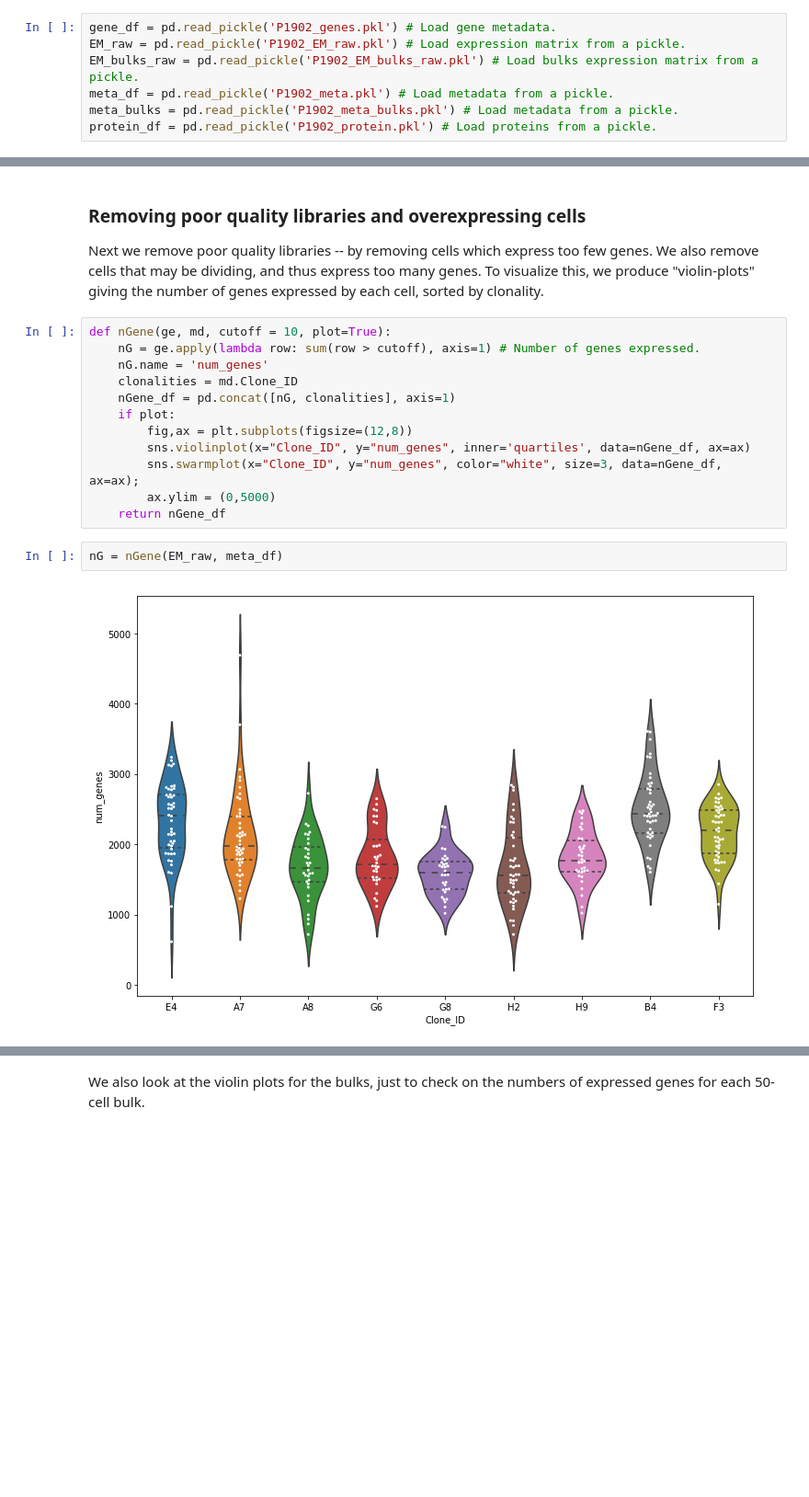
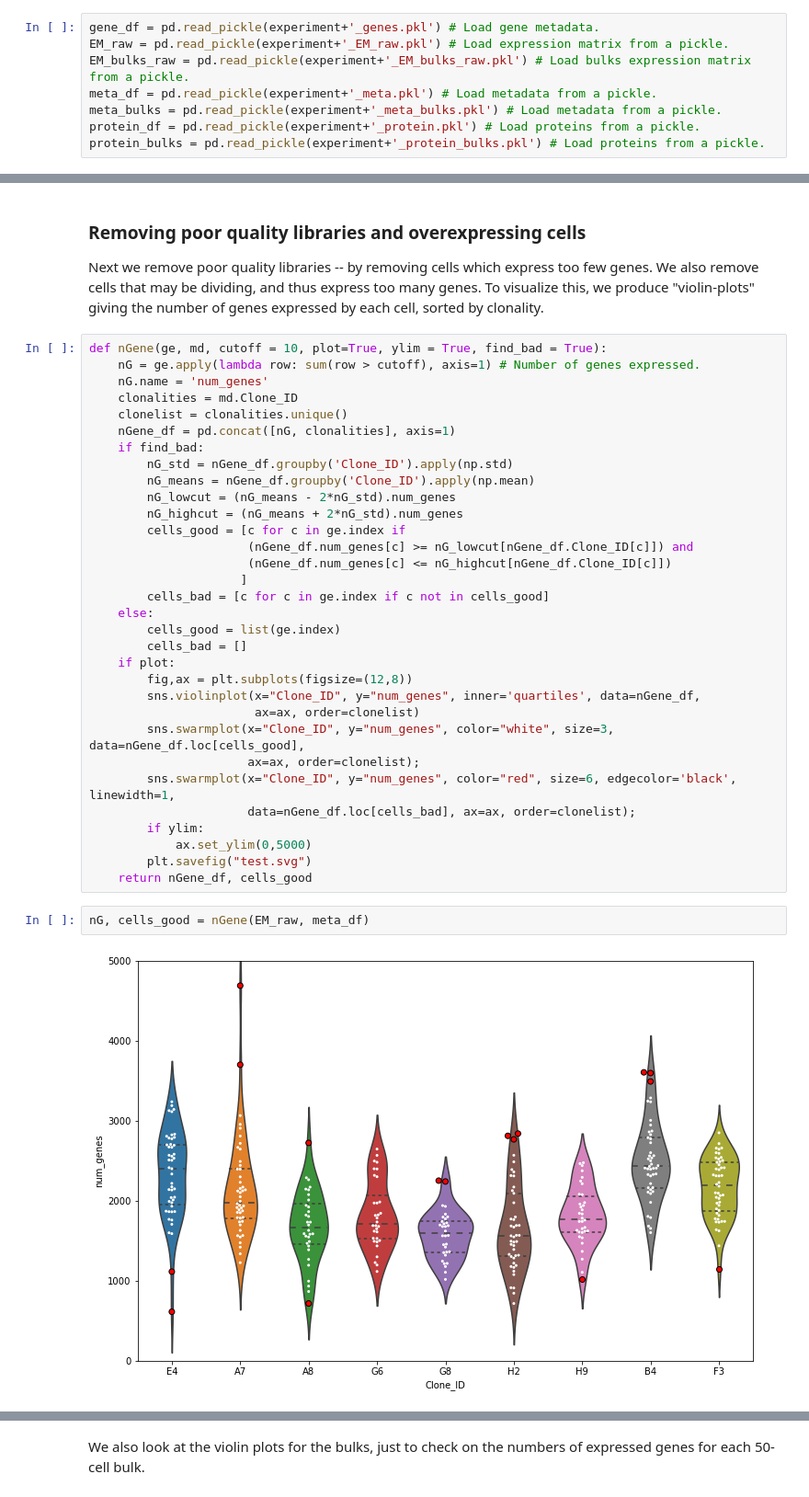
Before and after one commit to MartyWeissman/GenomicsClonality, a Jupyter notebook: P1902 Preprocessing.ipynb, the cells around one changed output, grey strips where cells are left out. Shown: that part at 92% size. Saved outputs shown, nothing was run; the diff lists cells and outputs as text; blank space fills up the shorter version.

```diff
--- a/P1902 Preprocessing.ipynb
+++ b/P1902 Preprocessing.ipynb
@@ -334,8 +349,9 @@ Just in case we need it, we load the data from the pickles.
 # %%
-gene_df = pd.read_pickle('P1902_genes.pkl') # Load gene metadata.
-EM_raw = pd.read_pickle('P1902_EM_raw.pkl') # Load expression matrix from a pickle.
-EM_bulks_raw = pd.read_pickle('P1902_EM_bulks_raw.pkl') # Load bulks expression matrix from a pickle.
-meta_df = pd.read_pickle('P1902_meta.pkl') # Load metadata from a pickle.
-meta_bulks = pd.read_pickle('P1902_meta_bulks.pkl') # Load metadata from a pickle.
-protein_df = pd.read_pickle('P1902_protein.pkl') # Load proteins from a pickle.
+gene_df = pd.read_pickle(experiment+'_genes.pkl') # Load gene metadata.
+EM_raw = pd.read_pickle(experiment+'_EM_raw.pkl') # Load expression matrix from a pickle.
+EM_bulks_raw = pd.read_pickle(experiment+'_EM_bulks_raw.pkl') # Load bulks expression matrix from a pickle.
+meta_df = pd.read_pickle(experiment+'_meta.pkl') # Load metadata from a pickle.
+meta_bulks = pd.read_pickle(experiment+'_meta_bulks.pkl') # Load metadata from a pickle.
+protein_df = pd.read_pickle(experiment+'_protein.pkl') # Load proteins from a pickle.
+protein_bulks = pd.read_pickle(experiment+'_protein_bulks.pkl') # Load proteins from a pickle.
 # %%
@@ -389,18 +429,38 @@ print("{} genes are considered relevant, from {} to {}.".format(
 
 Next we remove poor quality libraries -- by removing cells which express too few genes.  We also remove cells that may be dividing, and thus express too many genes.  To visualize this, we produce "violin-plots" giving the number of genes expressed by each cell, sorted by clonality.
 # %%
-def nGene(ge, md, cutoff = 10, plot=True):
+def nGene(ge, md, cutoff = 10, plot=True, ylim = True, find_bad = True):
     nG = ge.apply(lambda row: sum(row > cutoff), axis=1) # Number of genes expressed.
     nG.name = 'num_genes'
     clonalities = md.Clone_ID
+    clonelist = clonalities.unique()
     nGene_df = pd.concat([nG, clonalities], axis=1)
+    if find_bad:
+        nG_std = nGene_df.groupby('Clone_ID').apply(np.std)
+        nG_means = nGene_df.groupby('Clone_ID').apply(np.mean)
+        nG_lowcut = (nG_means - 2*nG_std).num_genes
+        nG_highcut = (nG_means + 2*nG_std).num_genes
+        cells_good = [c for c in ge.index if
+                      (nGene_df.num_genes[c] >= nG_lowcut[nGene_df.Clone_ID[c]]) and
+                      (nGene_df.num_genes[c] <= nG_highcut[nGene_df.Clone_ID[c]])
+                     ]
+        cells_bad = [c for c in ge.index if c not in cells_good]
+    else:
+        cells_good = list(ge.index)
+        cells_bad = []
     if plot:
         fig,ax = plt.subplots(figsize=(12,8))
-        sns.violinplot(x="Clone_ID", y="num_genes", inner='quartiles', data=nGene_df, ax=ax)
-        sns.swarmplot(x="Clone_ID", y="num_genes", color="white", size=3, data=nGene_df, ax=ax);
-        ax.ylim = (0,5000)
-    return nGene_df
+        sns.violinplot(x="Clone_ID", y="num_genes", inner='quartiles', data=nGene_df,
+                       ax=ax, order=clonelist)
+        sns.swarmplot(x="Clone_ID", y="num_genes", color="white", size=3, data=nGene_df.loc[cells_good],
+                      ax=ax, order=clonelist);
+        sns.swarmplot(x="Clone_ID", y="num_genes", color="red", size=6, edgecolor='black', linewidth=1,
+                      data=nGene_df.loc[cells_bad], ax=ax, order=clonelist);
+        if ylim:
+            ax.set_ylim(0,5000)
+        plt.savefig("test.svg")
+    return nGene_df, cells_good
 # %%
-nG = nGene(EM_raw, meta_df)
+nG, cells_good = nGene(EM_raw, meta_df)
 # %% [output]
-[figure, old version]
+[figure, new version]
```
Also changed, not shown: parts of 56 cells of this notebook.
